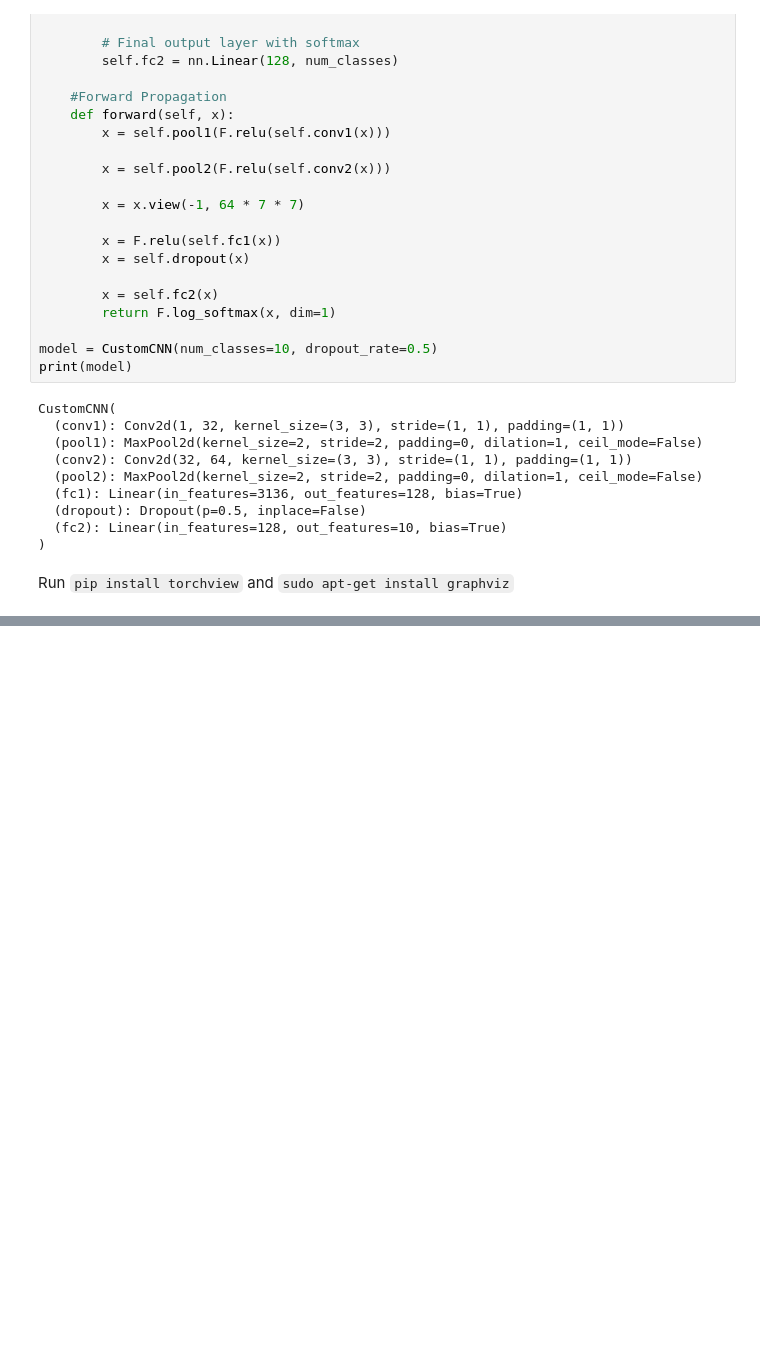
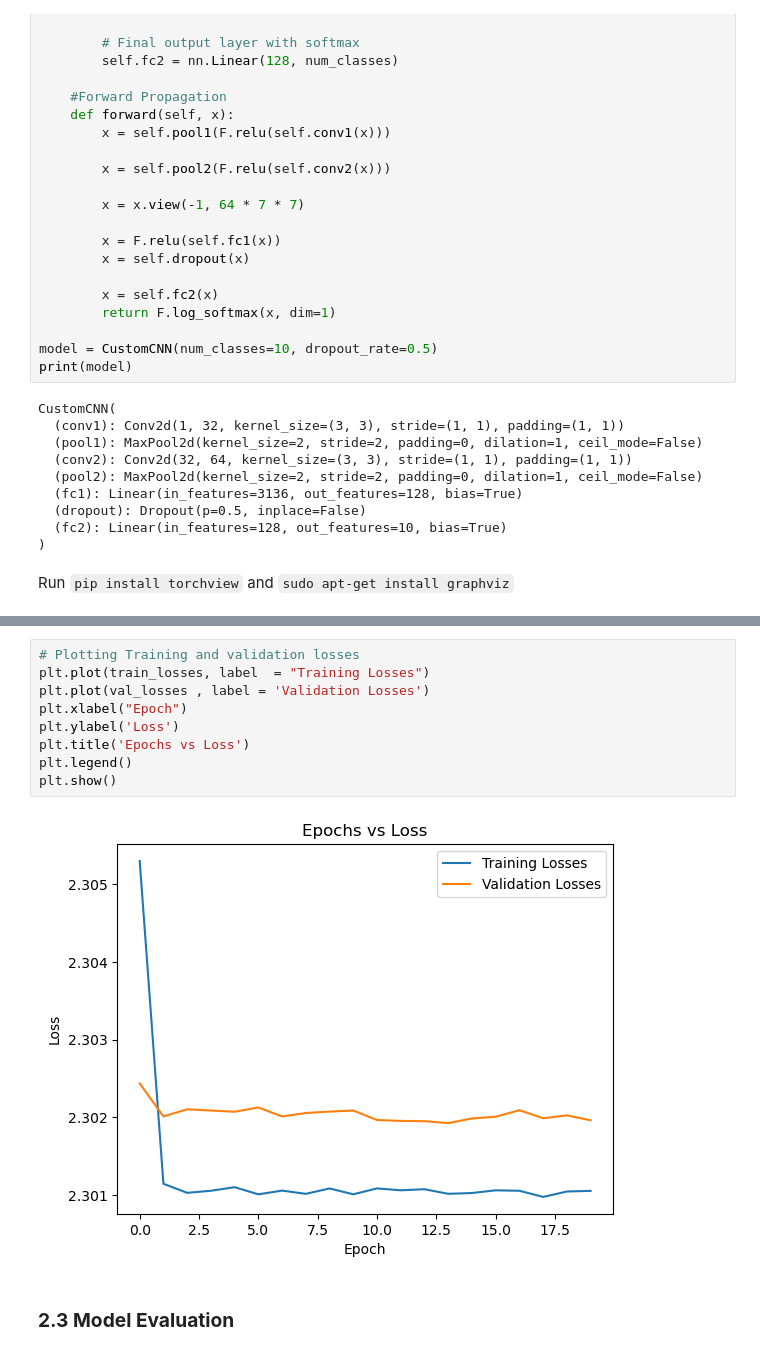
Before and after one commit to Team-Synapse-UoM/Custom-CNN-ImageClassification, a Jupyter notebook: data.ipynb, the cells around one changed output, grey strips where cells are left out. Saved outputs shown, nothing was run; the diff lists cells and outputs as text; blank space fills up the shorter version.

Commit message:
Model Training Phase 01

```diff
--- a/data.ipynb
+++ b/data.ipynb
@@ -423,0 +498,13 @@ model_graph.visual_graph
+# %%
+# Plotting Training and validation losses
+plt.plot(train_losses, label  = "Training Losses")
+plt.plot(val_losses , label = 'Validation Losses')
+plt.xlabel("Epoch")
+plt.ylabel('Loss')
+plt.title('Epochs vs Loss')
+plt.legend()
+plt.show()
+# %% [output]
+[figure, added]
+# %% [markdown]
+### **2.3 Model Evaluation**
```
Also changed, not shown: parts of 9 cells of this notebook.
